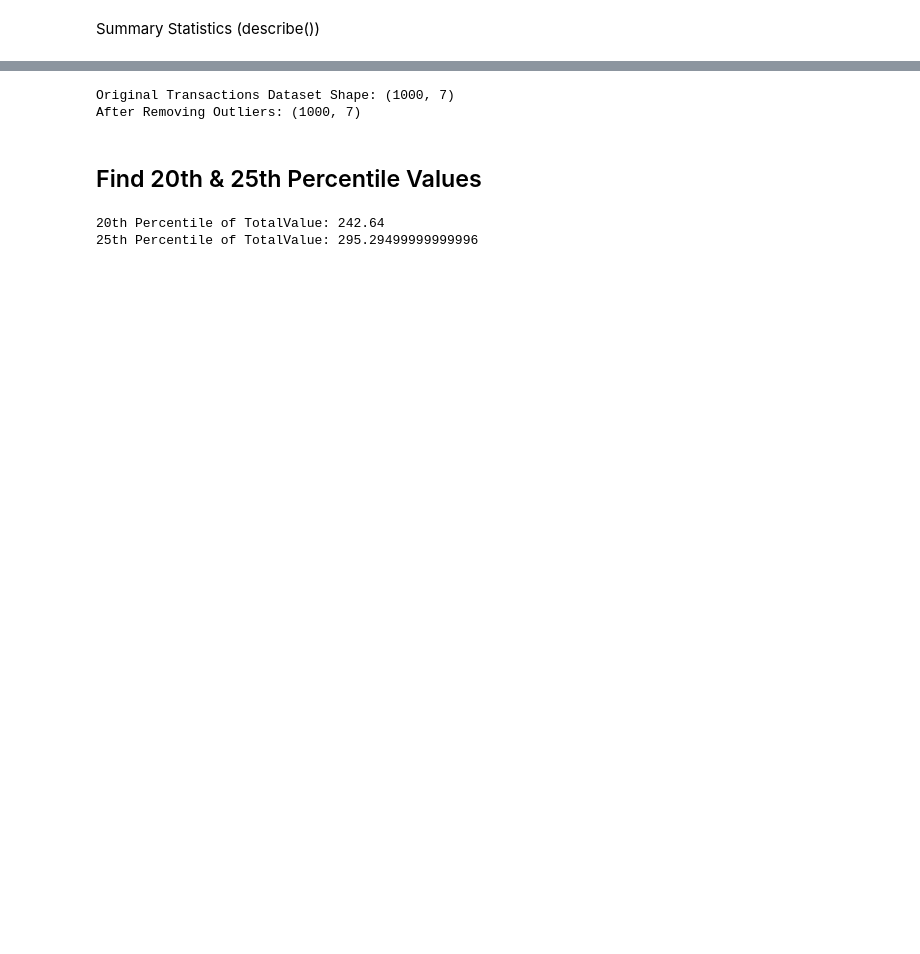
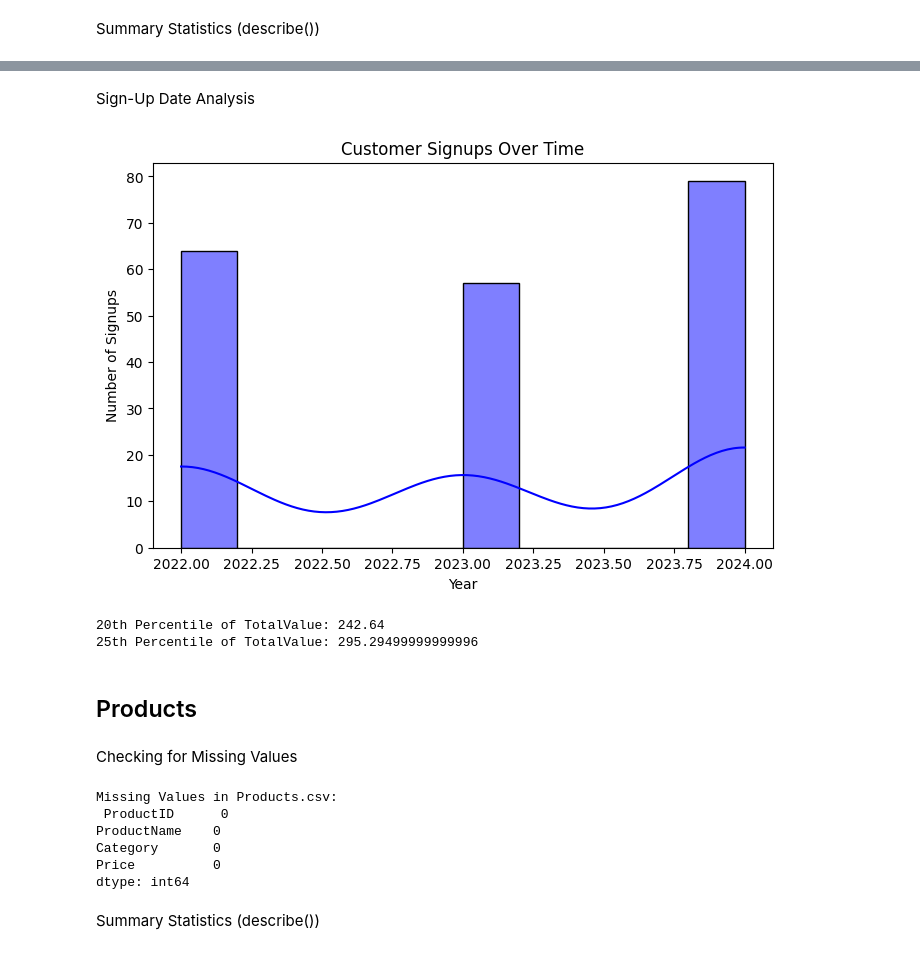
Before and after one commit to HarshitSahni18/TASKS, a Jupyter notebook: EDA.ipynb, the cells around one changed output, grey strips where cells are left out. Saved outputs shown, nothing was run; the diff lists cells and outputs as text; code cells hidden in the pictures; blank space fills up the shorter version.

```diff
--- a/EDA.ipynb
+++ b/EDA.ipynb
@@ -192,22 +133,17 @@ Remove Outliers using IQR Method
-# %%
-Q1 = transactions['TotalValue'].quantile(0.25)
-Q3 = transactions['TotalValue'].quantile(0.75)
-IQR = Q3 - Q1
-
-# Define lower and upper bounds
-lower_bound = Q1 - 1.5 * IQR
-upper_bound = Q3 + 1.5 * IQR
-
-# Remove outliers
-transactions_cleaned = transactions[(transactions['TotalValue'] >= lower_bound) & (transactions['TotalValue'] <= upper_bound)]
-
-print("Original Transactions Dataset Shape:", transactions.shape)
-print("After Removing Outliers:", transactions_cleaned.shape)
-# %% [output]
-Original Transactions Dataset Shape: (1000, 7)
-After Removing Outliers: (1000, 7)
-# %% [markdown]
-## Find 20th & 25th Percentile Values
+# %% [markdown]
+Sign-Up Date Analysis
+# %%
+customers['SignupDate'] = pd.to_datetime(customers['SignupDate'])
+customers['Year'] = customers['SignupDate'].dt.year
+
+plt.figure(figsize=(8, 5))
+sns.histplot(customers['Year'], bins=10, kde=True, color='blue')
+plt.title("Customer Signups Over Time")
+plt.xlabel("Year")
+plt.ylabel("Number of Signups")
+plt.show()
+# %% [output]
+[figure, added]
 # %%
 percentile_20 = transactions['TotalValue'].quantile(0.20)
 percentile_25 = transactions['TotalValue'].quantile(0.25)
@@ -217,3 +153,18 @@ print("25th Percentile of TotalValue:", percentile_25)
 # %% [output]
 20th Percentile of TotalValue: 242.64
 25th Percentile of TotalValue: 295.29499999999996
+# %% [markdown]
+## Products
+# %% [markdown]
+Checking for Missing Values
+# %%
+print("\nMissing Values in Products.csv:\n", products.isnull().sum())
+# %% [output]
+Missing Values in Products.csv:
+ ProductID      0
+ProductName    0
+Category       0
+Price          0
+dtype: int64
+# %% [markdown]
+Summary Statistics (describe())
```
Also changed, not shown: parts of 37 cells of this notebook.
